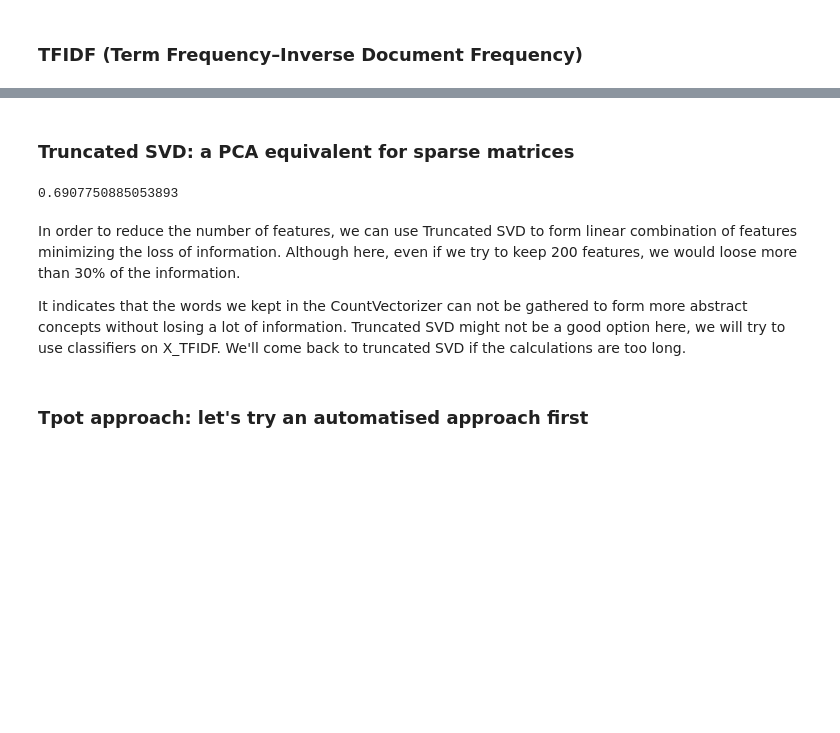
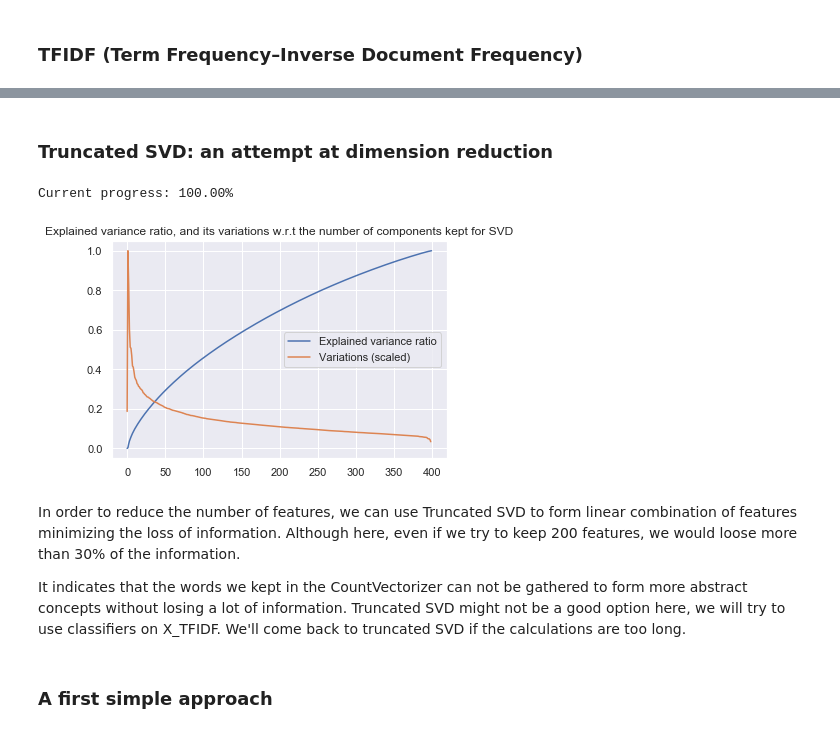
Before and after one commit to L2cGauthier/WineAnalysis, a Jupyter notebook: WineAnalysis.ipynb, the cells around one changed output, grey strips where cells are left out. Cells and saved outputs as stored; diff of their text form; code cells hidden in the pictures; blank space fills up the shorter version.

Commit message:
Work in progress

```diff
--- a/WineAnalysis.ipynb
+++ b/WineAnalysis.ipynb
@@ -179,14 +163,37 @@ X_TFIDF = TFIDF.fit_transform(X)
-# %% [markdown]
-### Truncated SVD: a PCA equivalent for sparse matrices
-# %%
-SVD = TruncatedSVD(n_components = 200)
-X_SVD = SVD.fit_transform(X_TFIDF)
-np.sum(SVD.explained_variance_ratio_ )
-# %% [output]
-0.6907750885053893
+# %% [markdown]
+### Truncated SVD: an attempt at dimension reduction
+# %%
+from scipy.misc import derivative
+
+#scipy.misc.derivative(func, x0, dx=1.0, n=1, args=(), order=3)[source]
+
+Y_rep = [0]
+n_components = 399
+
+SVD = TruncatedSVD(n_components = n_components)
+X_SVD = SVD.fit_transform(X_TFIDF)
+var = SVD.explained_variance_ratio_
+
+for x in range(n_components):
+
+    clear_output(wait=True)
+
+    Y_rep.append(Y_rep[-1]+var[x])
+
+    print("Current progress: {0:.2f}%".format(x/(n_components-1)*100))
+# %% [output]
+Current progress: 100.00%
+# %%
+plt.plot(Y_rep)
+plt.plot(var*54)
+
+plt.title("Explained variance ratio, and its variations w.r.t the number of components kept for SVD")
+plt.legend(['Explained variance ratio', 'Variations (scaled)'], loc='best')
+
+plt.show()
+# %% [output]
+[figure, added]
 # %% [markdown]
 In order to reduce the number of features, we can use Truncated SVD to form linear combination of features minimizing the loss of information. Although here, even if we try to keep 200 features, we would loose more than 30% of the information.
 
 It indicates that the words we kept in the CountVectorizer can not be gathered to form more abstract concepts without losing a lot of information. Truncated SVD might not be a good option here, we will try to use classifiers on X_TFIDF. We'll come back to truncated SVD if the calculations are too long.
-# %% [markdown]
-### Tpot approach: let's try an automatised approach first
@@ -194,0 +200,2 @@ tpot = TPOTClassifier()
+# %% [markdown]
+### A first simple approach
```
Also changed, not shown: parts of 7 cells of this notebook.
